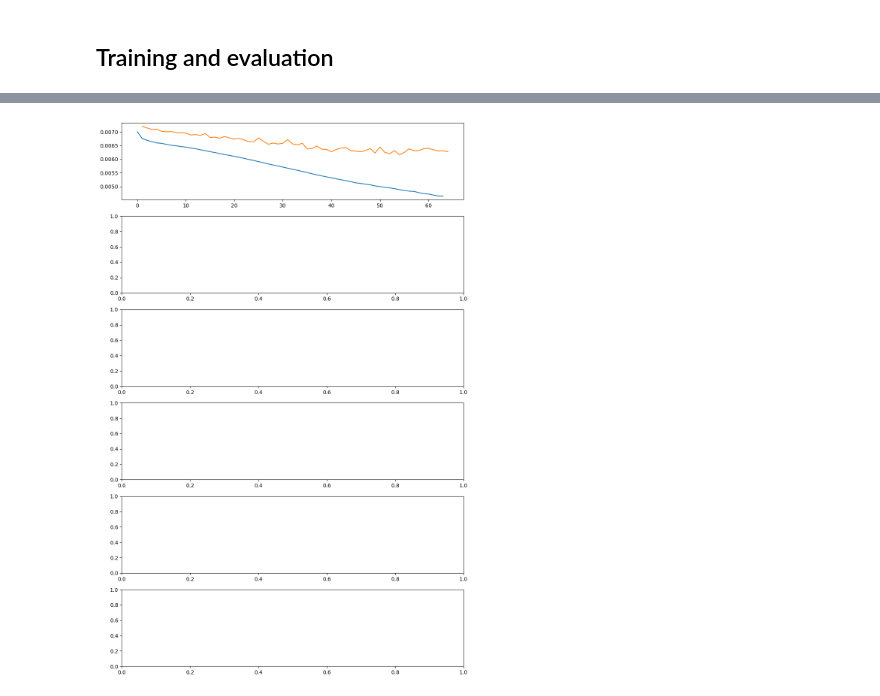
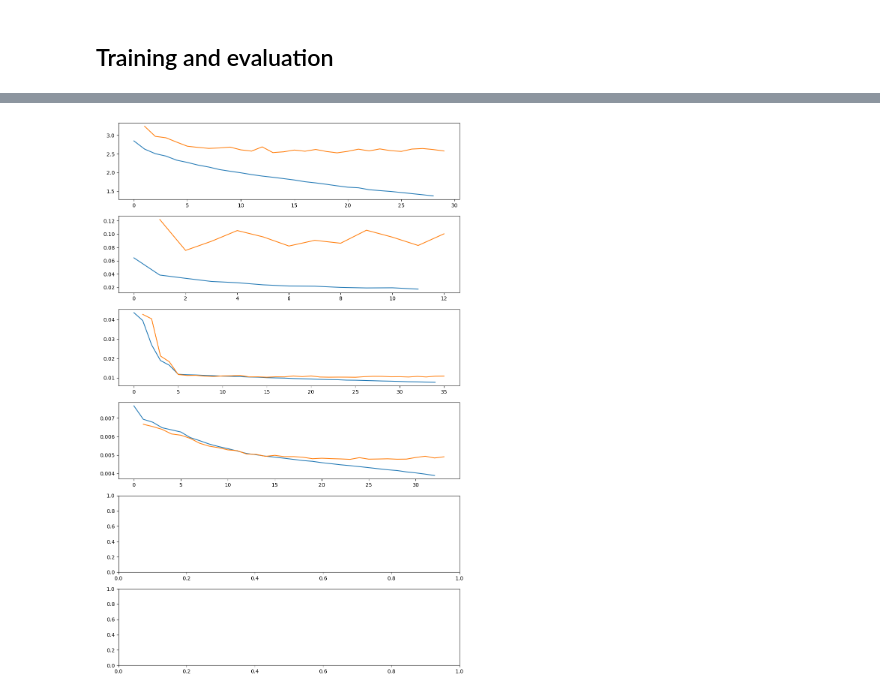
Before and after one commit to CreepyChocolate/basismixer, a Jupyter notebook: data-analysis.ipynb, the cells around one changed output, grey strips where cells are left out. Cells and saved outputs as stored; diff of their text form; code cells hidden in the pictures.

```diff
--- a/data-analysis.ipynb
+++ b/data-analysis.ipynb
@@ -737,7 +723,7 @@ torch.save(train_set, "train_set_comp.pt")
 # %%
-test_set = torch.load("test_set_comp.pt")
-val_set = torch.load("validation_set_comp.pt")
-train_set = torch.load("train_set_comp.pt")
+test_set = torch.load("test_set_comp_2.pt")
+val_set = torch.load("validation_set_comp_2.pt")
+train_set = torch.load("train_set_comp_2.pt")
 # %%
 test_set.feature_size, val_set.feature_size, train_set.feature_size
 # %% [output]
@@ -813,8 +799,7 @@ class LSTMModel(nn.Module):
         self.hidden_size = hidden_size
         self.num_layers = num_layers
         self.lstm = nn.LSTM(input_size, hidden_size, num_layers, batch_first=True)
-        self.fc = nn.Linear(hidden_size, output_size)
-        self.relu = nn.ReLU()
+        self.fc = nn.Sequential(nn.Linear(hidden_size, output_size), nn.ReLU())
 
     def forward(self, x):
         # Initialize hidden state with zeros
@@ -826,7 +811,7 @@ class LSTMModel(nn.Module):
         out, _ = self.lstm(x, (h0, c0))  # out: tensor of shape (batch_size, seq_length, hidden_size)
 
         # Decode the hidden state of the last time step
-        out = self.fc(self.relu(out[:, -1, :]))
+        out = self.fc(out[:, -1, :])
         return out
 # %%
 class GRUModel(nn.Module):
@@ -936,7 +921,7 @@ class Net(nn.Module):
 # %%
 NUM_EPOCHS = 100
 NUM_LAYERS = 2
-HIDDEN_SIZE = 1024
+HIDDEN_SIZE = 2048
 
 # writer = SummaryWriter()
 # writer.flush()
@@ -953,7 +938,7 @@ for i, name in enumerate(param_names):
     print(f"Training model for {name}\n")
 
     # initialize model and dataloaders
-    my_model = LSTMSeq2Seq(input_size=train_set.feature_size,
+    my_model = LSTMModel(input_size=train_set.feature_size,
                    hidden_size=HIDDEN_SIZE,
                    output_size=train_set.seq_len
                   )
@@ -1076 +1061 @@ Average loss on test set: 0.003596996661924225
-[figure, old version]
+[figure, new version]
```
Also changed, not shown: parts of 31 cells of this notebook, 1 other file.
